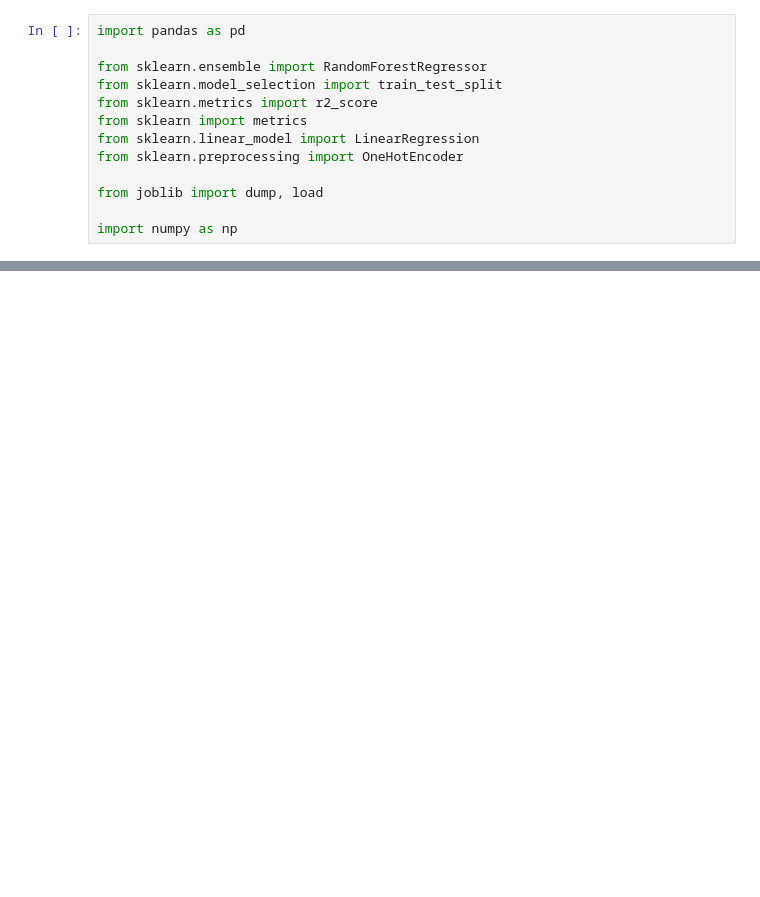
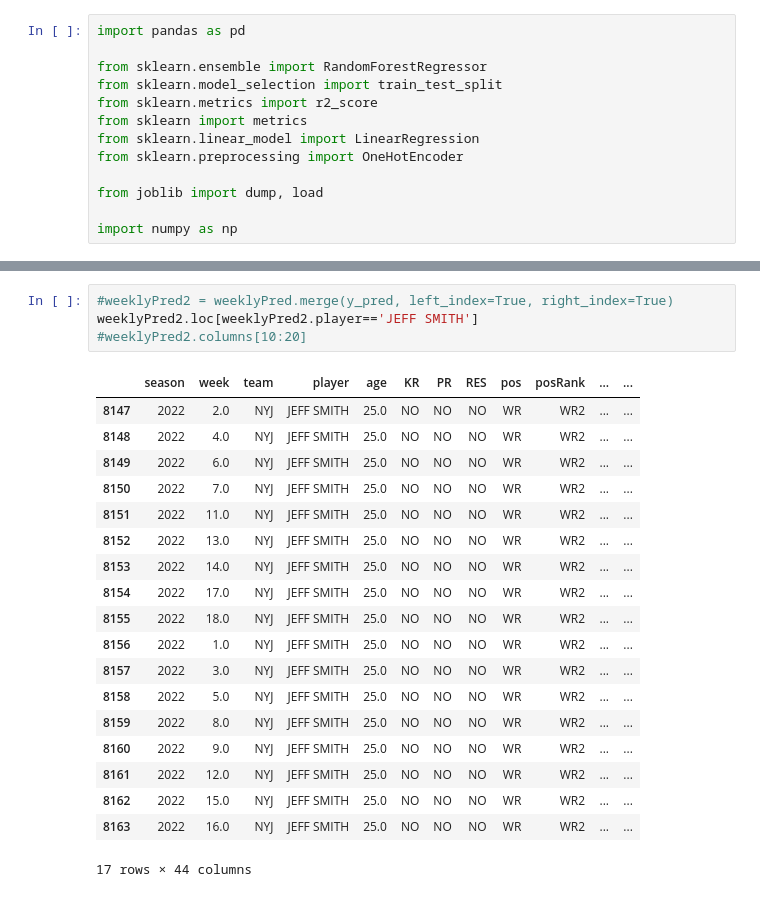
Before and after one commit to travisdharry/FantasyFootballPredictions, a Jupyter notebook: modelPredict2.ipynb, the cells around one changed output, grey strips where cells are left out. Drawn from its saved outputs; the diff is of its cells as text; blank space fills up the shorter version.

```diff
--- a/modelPredict2.ipynb
+++ b/modelPredict2.ipynb
@@ -589,0 +559,24 @@ annual.to_csv('data_predictions/predictionsSeason.csv')
+# %%
+#weeklyPred2 = weeklyPred.merge(y_pred, left_index=True, right_index=True)
+weeklyPred2.loc[weeklyPred2.player=='JEFF SMITH']
+#weeklyPred2.columns[10:20]
+# %% [output]
+|  | season | week | team | player | age | KR | PR | RES | pos | posRank | ... | ... |
+| 8147 | 2022 | 2.0 | NYJ | JEFF SMITH | 25.0 | NO | NO | NO | WR | WR2 | ... | ... |
+| 8148 | 2022 | 4.0 | NYJ | JEFF SMITH | 25.0 | NO | NO | NO | WR | WR2 | ... | ... |
+| 8149 | 2022 | 6.0 | NYJ | JEFF SMITH | 25.0 | NO | NO | NO | WR | WR2 | ... | ... |
+| 8150 | 2022 | 7.0 | NYJ | JEFF SMITH | 25.0 | NO | NO | NO | WR | WR2 | ... | ... |
+| 8151 | 2022 | 11.0 | NYJ | JEFF SMITH | 25.0 | NO | NO | NO | WR | WR2 | ... | ... |
+| 8152 | 2022 | 13.0 | NYJ | JEFF SMITH | 25.0 | NO | NO | NO | WR | WR2 | ... | ... |
+| 8153 | 2022 | 14.0 | NYJ | JEFF SMITH | 25.0 | NO | NO | NO | WR | WR2 | ... | ... |
+| 8154 | 2022 | 17.0 | NYJ | JEFF SMITH | 25.0 | NO | NO | NO | WR | WR2 | ... | ... |
+| 8155 | 2022 | 18.0 | NYJ | JEFF SMITH | 25.0 | NO | NO | NO | WR | WR2 | ... | ... |
+| 8156 | 2022 | 1.0 | NYJ | JEFF SMITH | 25.0 | NO | NO | NO | WR | WR2 | ... | ... |
+| 8157 | 2022 | 3.0 | NYJ | JEFF SMITH | 25.0 | NO | NO | NO | WR | WR2 | ... | ... |
+| 8158 | 2022 | 5.0 | NYJ | JEFF SMITH | 25.0 | NO | NO | NO | WR | WR2 | ... | ... |
+| 8159 | 2022 | 8.0 | NYJ | JEFF SMITH | 25.0 | NO | NO | NO | WR | WR2 | ... | ... |
+| 8160 | 2022 | 9.0 | NYJ | JEFF SMITH | 25.0 | NO | NO | NO | WR | WR2 | ... | ... |
+| 8161 | 2022 | 12.0 | NYJ | JEFF SMITH | 25.0 | NO | NO | NO | WR | WR2 | ... | ... |
+| 8162 | 2022 | 15.0 | NYJ | JEFF SMITH | 25.0 | NO | NO | NO | WR | WR2 | ... | ... |
+| 8163 | 2022 | 16.0 | NYJ | JEFF SMITH | 25.0 | NO | NO | NO | WR | WR2 | ... | ... |
+17 rows × 44 columns
```
Also changed, not shown: parts of 20 cells of this notebook, 17 other files.
